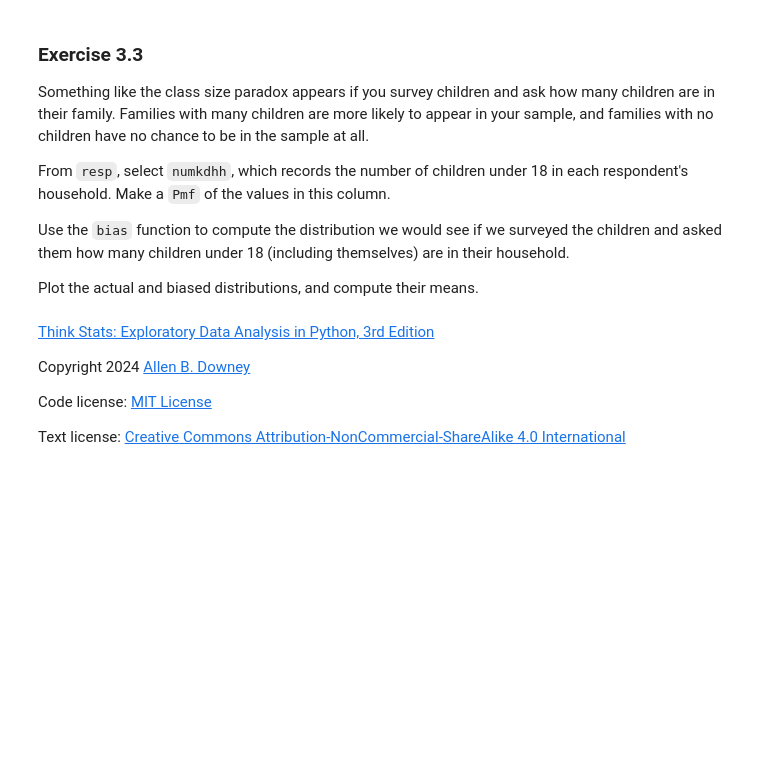
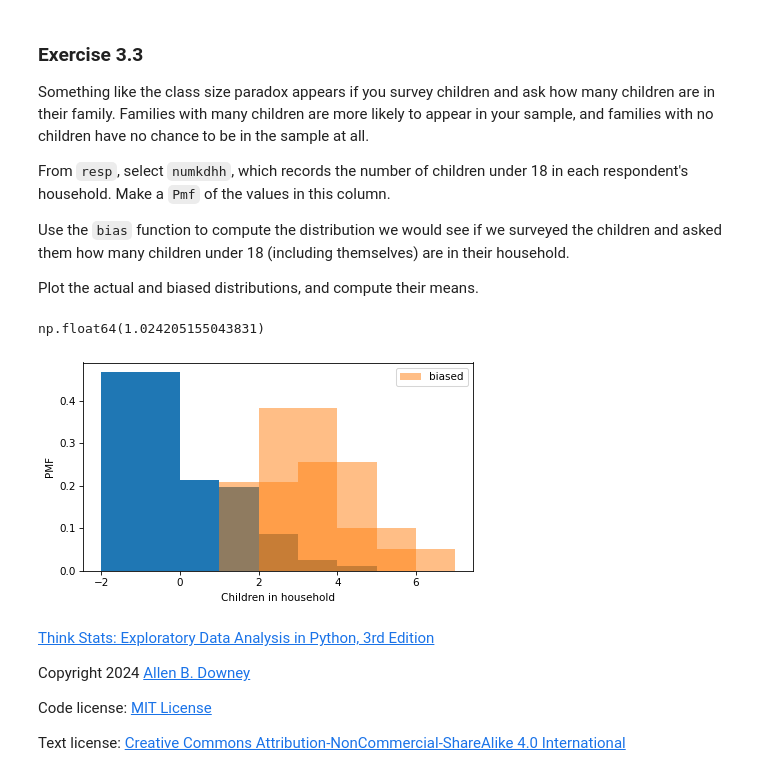
Before and after one commit to apriltaoyvr/think-stats, a Jupyter notebook: nb/chap03.ipynb, the cells around one changed output. Cells and saved outputs as stored; diff of their text form; code cells hidden in the pictures; blank space fills up the shorter version.

```diff
--- a/nb/chap03.ipynb
+++ b/nb/chap03.ipynb
@@ -601,13 +601,19 @@ Use the `bias` function to compute the distribution we would see if we surveyed
 
 Plot the actual and biased distributions, and compute their means.
 # %%
-# Solution goes here
+numkdhh = resp["numkdhh"].replace([97, 98, 99], np.nan)
+numkdhh_pmf = Pmf.from_seq(numkdhh)
 # %%
-# Solution goes here
+numkdhh_pmf.mean()
+# %% [output]
+np.float64(1.024205155043831)
 # %%
-# Solution goes here
+numkdhh_pmf_biased = bias(numkdhh_pmf, "biased")
 # %%
-# Solution goes here
+two_bar_plots(numkdhh_pmf, numkdhh_pmf_biased, width=2)
+decorate(xlabel="Children in household", ylabel="PMF")
+# %% [output]
+[figure, added]
 # %% [markdown]
 [Think Stats: Exploratory Data Analysis in Python, 3rd Edition](https://allendowney.github.io/ThinkStats/index.html)
 
```
